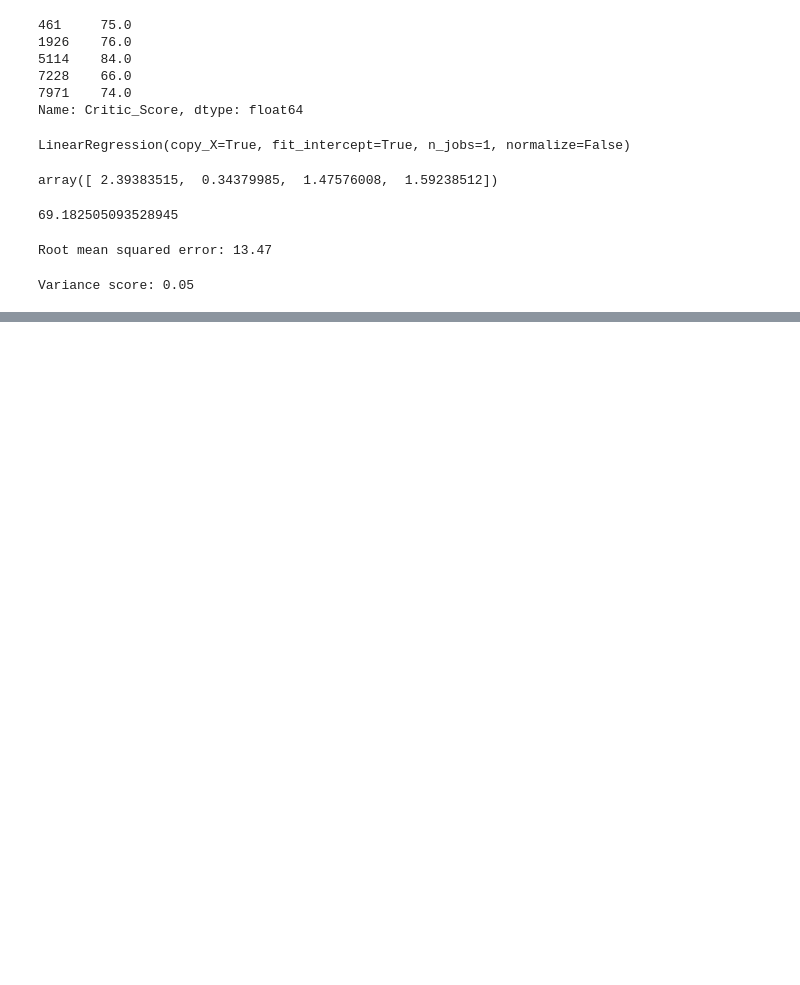
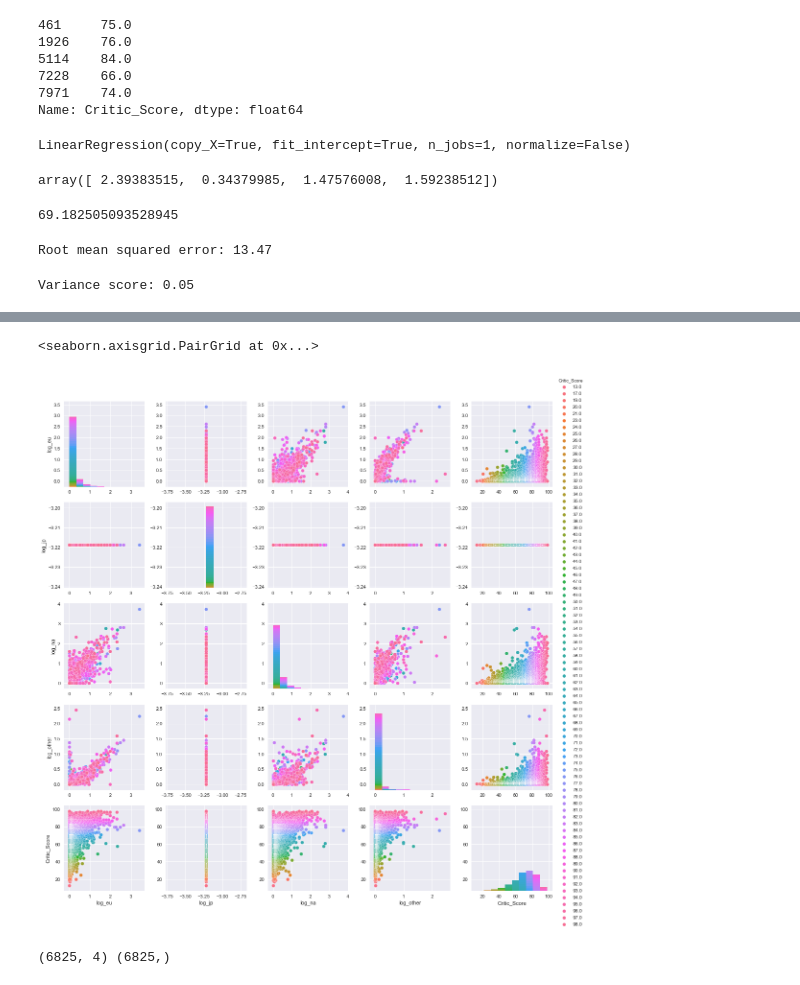
Before and after one commit to CherylTo/Video, a Jupyter notebook: VGSales Data Visualisation and Linear Regression.ipynb, the cells around one changed output, grey strips where cells are left out. Saved outputs shown, nothing was run; the diff lists cells and outputs as text; code cells hidden in the pictures; blank space fills up the shorter version.

```diff
--- a/VGSales Data Visualisation and Linear Regression.ipynb
+++ b/VGSales Data Visualisation and Linear Regression.ipynb
@@ -648,0 +651,12 @@ Variance score: 0.05
+# %%
+log_NA = clean2['NA_Sales'].apply(lambda x: np.log(x+1))
+log_EU = clean2['EU_Sales'].apply(lambda x: np.log(x+1))
+log_JP = clean2['JP_Sales'].apply(lambda x: np.log(x+1))
+log_other = clean2['Other_Sales'].apply(lambda x: np.log(x+1))
+# %%
+log_df = pd.DataFrame({'log_na': log_NA,
+             'log_eu': log_EU,
+             'log_jp': log_jp,
+             'log_other': log_other})
+# %%
+log_df['Critic_Score'] = clean2['Critic_Score']
@@ -648,0 +672,12 @@ Variance score: 0.05
+# %%
+#pairplot to visualise data
+sns.pairplot(log_df, hue = 'Critic_Score', size = 3)
+# %% [output]
+<seaborn.axisgrid.PairGrid at 0x...>
+[figure, added]
+# %%
+log_df_x = log_df.drop('Critic_Score', axis = 1)
+log_df_y = log_df['Critic_Score']
+print(log_df_x.shape, log_df_y.shape)
+# %% [output]
+(6825, 4) (6825,)
```
Also changed, not shown: parts of 14 cells of this notebook.
